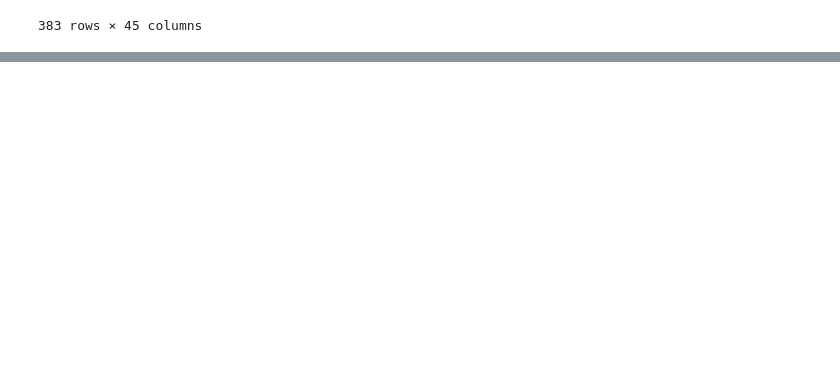
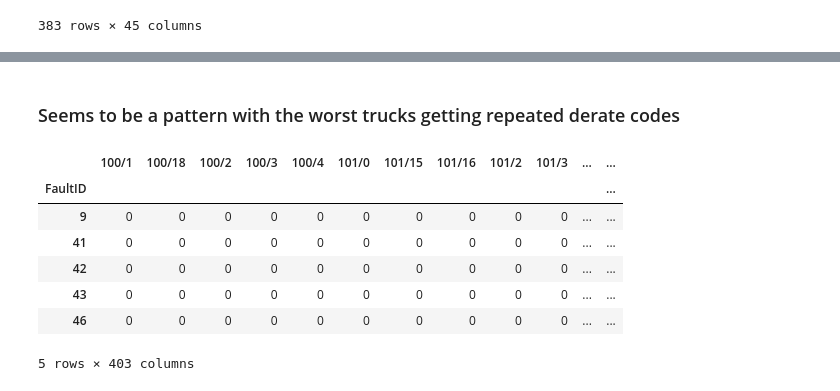
Before and after one commit to berneskaracay/dq-8-predicting-engine-derates-starfish, a Jupyter notebook: Big_G_data_John.ipynb, the cells around one changed output, grey strips where cells are left out. Drawn from its saved outputs; the diff is of its cells as text; code cells hidden in the pictures; blank space fills up the shorter version.

```diff
--- a/Big_G_data_John.ipynb
+++ b/Big_G_data_John.ipynb
@@ -414,0 +433,17 @@ ValueError: Found input variables with inconsistent numbers of samples: [883, 28
+# %% [markdown]
+### Seems to be a pattern with the worst trucks getting repeated derate codes
+# %%
+testing_df = pd.get_dummies(final_df['combo_code'])
+testing_df['derated'] = final_df['derated']
+testing_df['eventTimeStamp'] = final_df['eventTimeStamp']
+testing_df['EquipmentID'] = final_df['EquipmentID']
+testing_df.head()
+# %% [output]
+|  | 100/1 | 100/18 | 100/2 | 100/3 | 100/4 | 101/0 | 101/15 | 101/16 | 101/2 | 101/3 | ... | ... |
+| FaultID |  |  |  |  |  |  |  |  |  |  |  | ... |
+| 9 | 0 | 0 | 0 | 0 | 0 | 0 | 0 | 0 | 0 | 0 | ... | ... |
+| 41 | 0 | 0 | 0 | 0 | 0 | 0 | 0 | 0 | 0 | 0 | ... | ... |
+| 42 | 0 | 0 | 0 | 0 | 0 | 0 | 0 | 0 | 0 | 0 | ... | ... |
+| 43 | 0 | 0 | 0 | 0 | 0 | 0 | 0 | 0 | 0 | 0 | ... | ... |
+| 46 | 0 | 0 | 0 | 0 | 0 | 0 | 0 | 0 | 0 | 0 | ... | ... |
+5 rows × 403 columns
```
Also changed, not shown: parts of 4 cells of this notebook.
